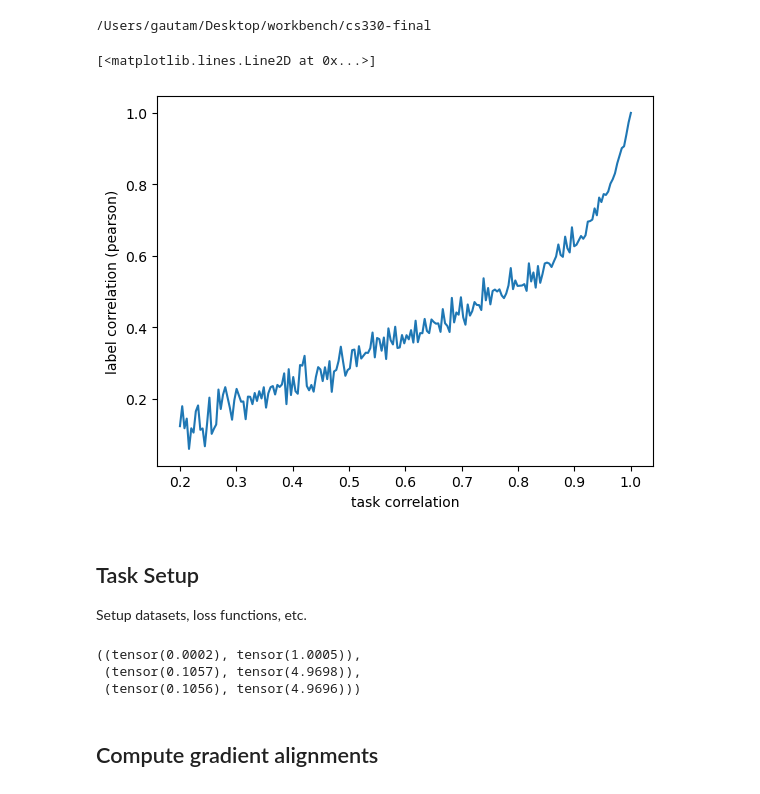
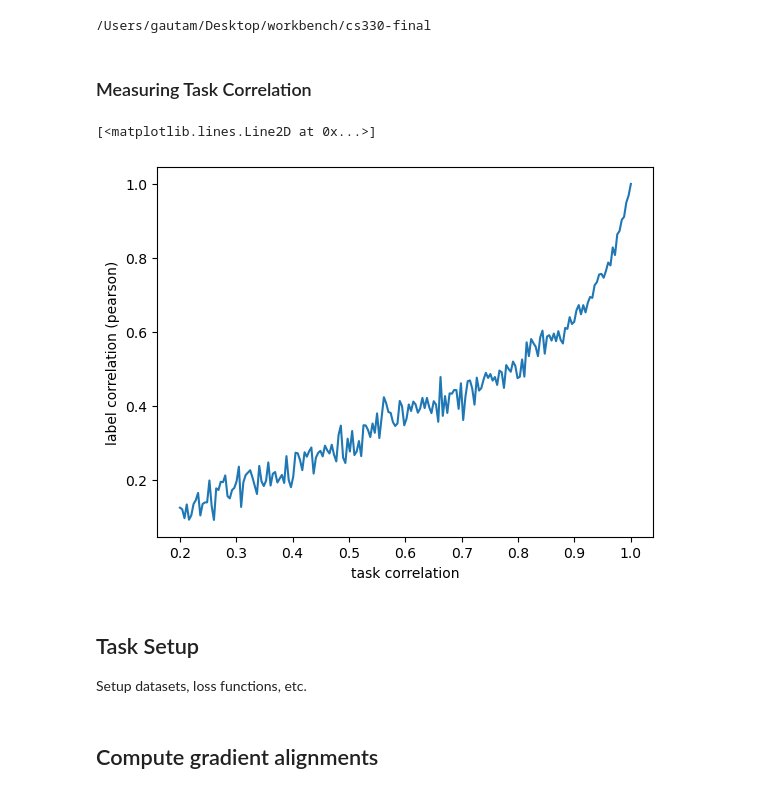
Before and after one commit to zedian/CS330-FinalProject, a Jupyter notebook: nb/synthetic.ipynb, the cells around one changed output. Cells and saved outputs as stored; diff of their text form; code cells hidden in the pictures.

```diff
--- a/nb/synthetic.ipynb
+++ b/nb/synthetic.ipynb
@@ -21,21 +21,25 @@ import datasets
 import model
 import utils
 import train
+# %% [markdown]
+### Measuring Task Correlation
 # %%
 rs = []
 ps = np.linspace(0.2, 1, 200)
 for p in ps:
     x, y = utils.generate_task_pairs(1, 1000, dim=128, relatedness=p, c=1., m=6, noise_std=0.01)
     y1, y2 = y
+    y1 = (y1 - y1.mean()) / y1.std()
+    y2 = (y2 - y2.mean()) / y2.std()
     r = np.sum((y1 - np.mean(y1)) * (y2 - np.mean(y2))) / np.sqrt(np.sum((y1 - np.mean(y1))**2)*np.sum((y2 - np.mean(y2))**2))
     rs.append(r)
 
 plt.xlabel('task correlation')
 plt.ylabel('label correlation (pearson)')
 plt.plot(ps, rs)
 # %% [output]
 [<matplotlib.lines.Line2D at 0x...>]
-[figure, old version]
+[figure, new version]
 # %% [markdown]
 ## Task Setup
 Setup datasets, loss functions, etc.
@@ -65,6 +91,0 @@ fmnist_iter = itertools.cycle(fmnist_train_loader)
-# %%
-(x.mean(), x.var()), (y1.mean(), y1.var()), (y2.mean(), y2.var())
-# %% [output]
-((tensor(0.0002), tensor(1.0005)),
- (tensor(0.1057), tensor(4.9698)),
- (tensor(0.1056), tensor(4.9696)))
```
Also changed, not shown: parts of 15 cells of this notebook, 11 other files.
